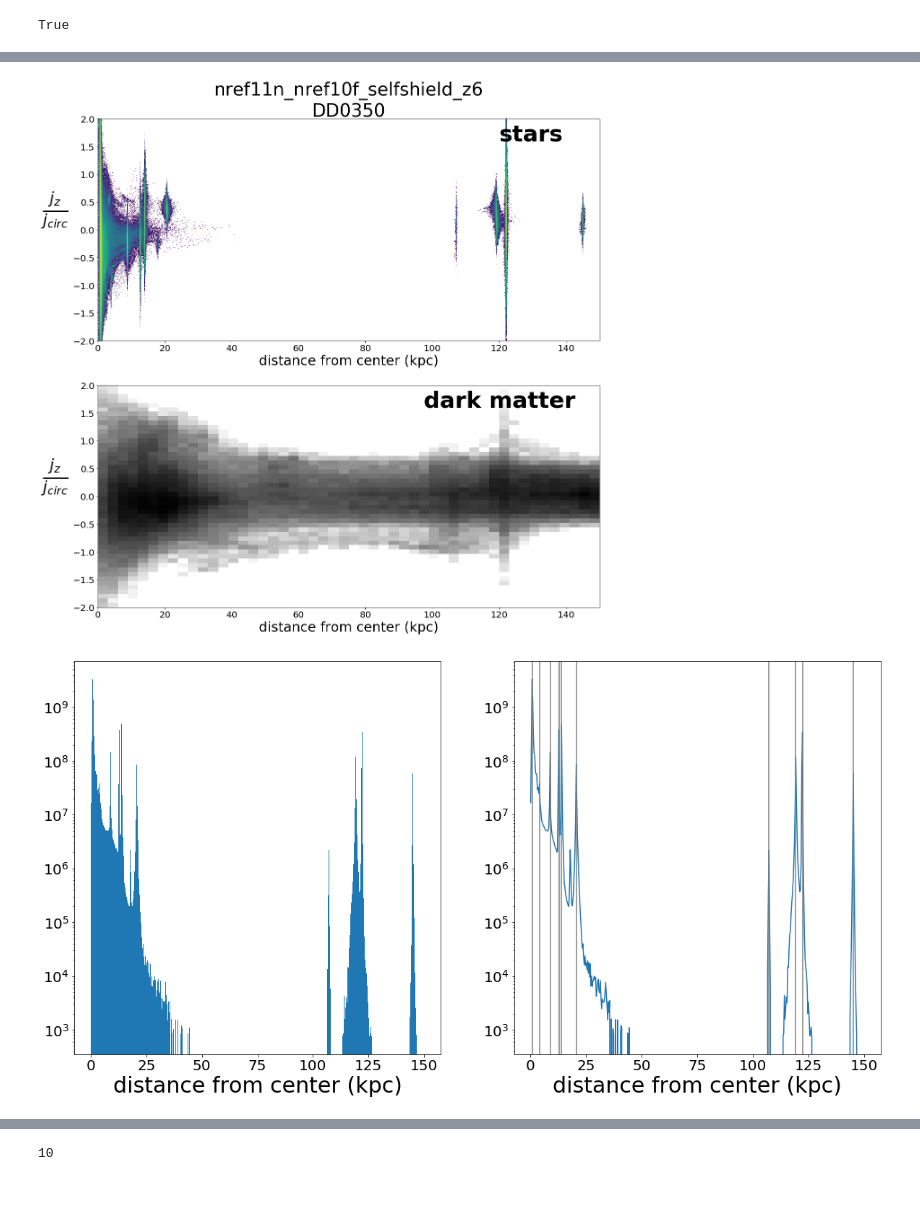
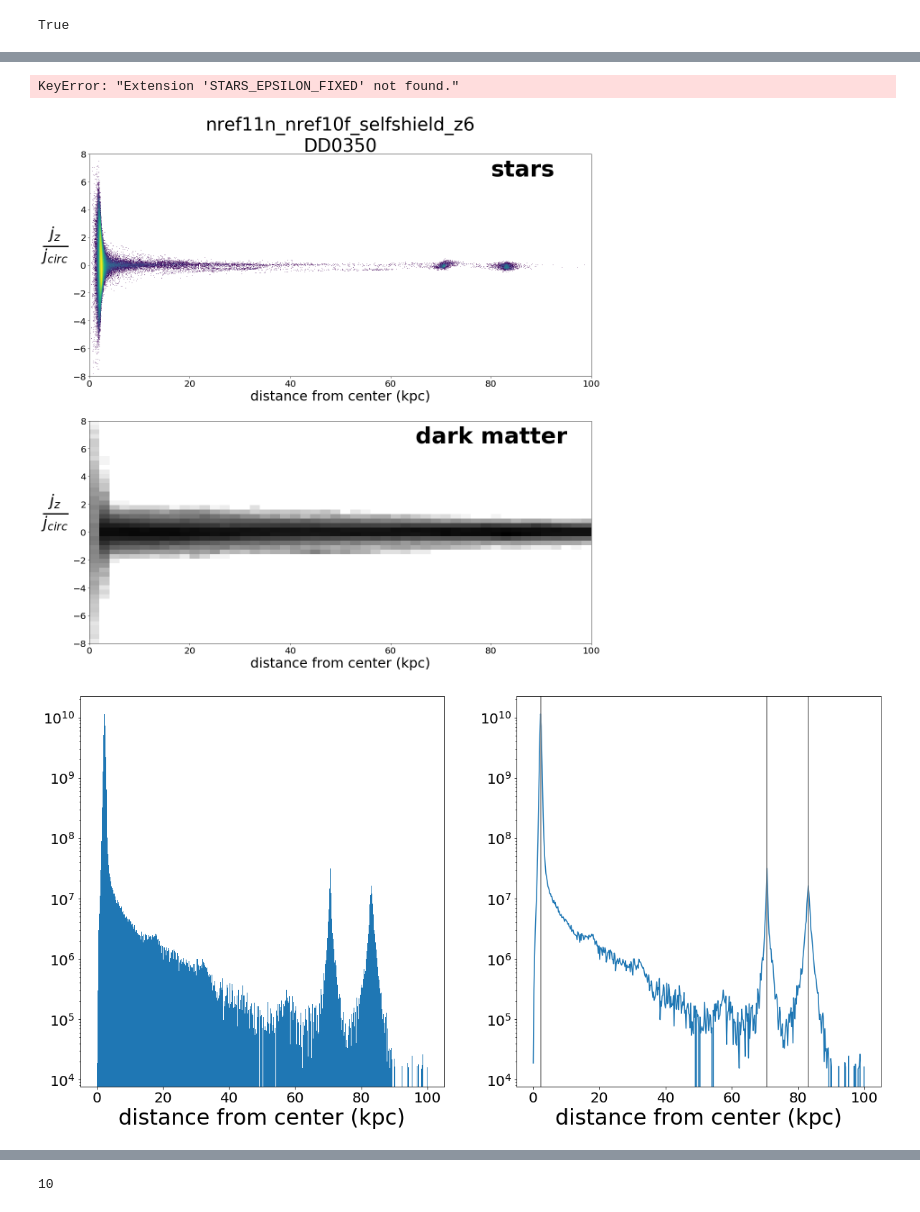
Before and after one commit to RaymondSimons/foggie_local, a Jupyter notebook: satellite_track.ipynb, the cells around one changed output, grey strips where cells are left out. Saved outputs shown, nothing was run; the diff lists cells and outputs as text; code cells hidden in the pictures.

```diff
--- a/satellite_track.ipynb
+++ b/satellite_track.ipynb
@@ -71,6 +80,9 @@ DDnum = 350
 #DDnum = 600
 
 a = fits.open('/Users/rsimons/Dropbox/rcs_foggie/outputs/momentum_fits/nref11n_selfshield_z15_DD%.4i_momentum.fits'%DDnum)
+a = fits.open('/Users/rsimons/Dropbox/rcs_foggie/outputs/nref11n_nref10f_DD0906_momentum.fits')
+
+
 #a = fits.open('/Users/rsimons/Dropbox/rcs_foggie/outputs/momentum_fits/nref11n_selfshield_z15_DD0600_momentum.fits')
 #a = fits.open('/Users/rsimons/Dropbox/rcs_foggie/outputs/momentum_fits/nref11n_nref10f_selfshield_z6_DD0600_momentum.fits')
 # %%
@@ -95,31 +107,33 @@ x_d, y_d, z_d = a['DARK_GAL_POSITION'].data
 vx_d, vy_d, vz_d = a['DARK_GAL_VELOCITY'].data
 
 ep_d = a['DARK_EPSILON_FIXED'].data
+# %% [output]
+KeyError: "Extension 'STARS_EPSILON_FIXED' not found."
 # %%
-xmn, xmx = 0, 150
-jmn, jmx = -2, 2
+xmn, xmx = 0, 100
+jmn, jmx = -8, 8
 
 bns = 500
 # %%
 fig, axes = plt.subplots(2,1, figsize = (20,20))
 
 
 
 
 axes[0].hist2d(rd_s, ep_s, range = ([xmn, xmx], [jmn, jmx]), norm = mpl.colors.LogNorm(), cmap = mpl.cm.viridis, bins = 1000)
 axes[1].hist2d(rd_d, ep_d, range = ([xmn, xmx], [jmn, jmx]), norm = mpl.colors.LogNorm(), cmap = mpl.cm.Greys, bins = 50)
 
-axes[0].set_title('nref11n_nref10f_selfshield_z6\nDD%.4i'%DDnum, fontsize = 40)
+axes[0].set_title('nref11n_nref10f_selfshield_z6\nDD%Œ.4i'%DDnum, fontsize = 40)
 axes[0].annotate('stars', (0.8, 0.9), xycoords = 'axes fraction', fontsize = 50, fontweight = 'bold')
 axes[1].annotate('dark matter', (0.65, 0.9), xycoords = 'axes fraction', fontsize = 50, fontweight = 'bold')
 
 
 for ax in axes:
     ax.tick_params(axis='both', which='major', labelsize=20)
     ax.set_xlabel('distance from center (kpc)', fontsize = 30)
     ax.set_ylabel(r'$\frac{j_{z}}{j_{circ}}$', fontsize = 50, labelpad = 40, rotation = 0)
 # %% [output]
-[figure, old version]
+[figure, new version]
 # %%
 fig, axes = plt.subplots(1,2, figsize = (20,10))
 
@@ -146,7 +160,7 @@ for ax in axes:
     ax.tick_params(axis='both', which='major', labelsize=20)
     ax.set_xlabel('distance from center (kpc)', fontsize = 30)
 # %% [output]
-[figure, old version]
+[figure, new version]
 # %%
 
 peaks_use = peaks[2:len(peaks)]
```
Also changed, not shown: parts of 5 cells of this notebook, 30 other files.
